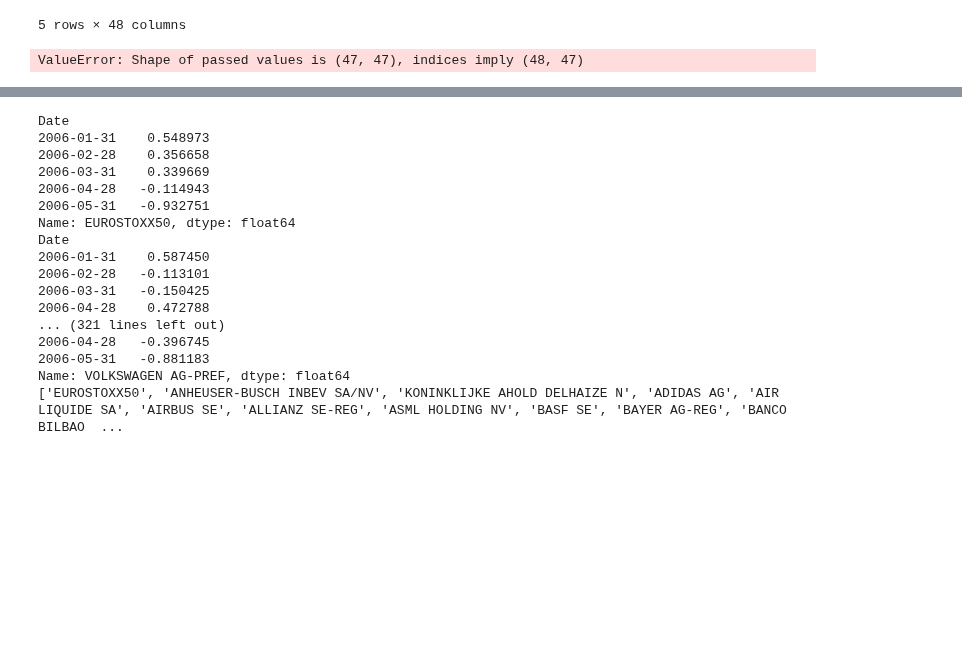
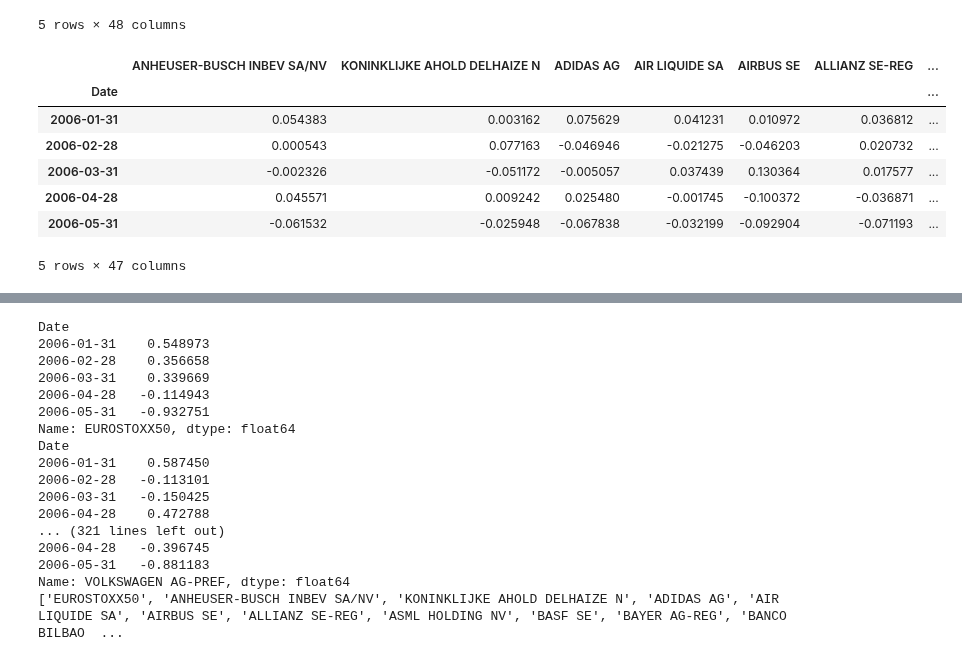
Before and after one commit to RomainCastellarnau/Financial-Econometrics-II, a Jupyter notebook: Code/core_portfolio.ipynb, the cells around one changed output, grey strips where cells are left out. Cells and saved outputs as stored; diff of their text form; code cells hidden in the pictures; blank space fills up the shorter version.

```diff
--- a/Code/core_portfolio.ipynb
+++ b/Code/core_portfolio.ipynb
@@ -26,12 +26,19 @@ returns.head()
 5 rows × 48 columns
 # %%
 stocks = returns.columns.tolist()
-model = PCA(returns, stocks, len(stocks))
+model = PCA(returns, stocks)
 my_data = model.returns
 cov = model.cov_matrix
 eigen_values = model.eigenvalues
-eigen_vectors = model.reduced_eigenvectors
+eigen_vectors = model.eigenvectors
 
 my_data.head()
 # %% [output]
+|  | ANHEUSER-BUSCH INBEV SA/NV | KONINKLIJKE AHOLD DELHAIZE N | ADIDAS AG | AIR LIQUIDE SA | AIRBUS SE | ALLIANZ SE-REG | ... |
+| Date |  |  |  |  |  |  | ... |
+| 2006-01-31 | 0.054383 | 0.003162 | 0.075629 | 0.041231 | 0.010972 | 0.036812 | ... |
+| 2006-02-28 | 0.000543 | 0.077163 | -0.046946 | -0.021275 | -0.046203 | 0.020732 | ... |
+| 2006-03-31 | -0.002326 | -0.051172 | -0.005057 | 0.037439 | 0.130364 | 0.017577 | ... |
+| 2006-04-28 | 0.045571 | 0.009242 | 0.025480 | -0.001745 | -0.100372 | -0.036871 | ... |
+| 2006-05-31 | -0.061532 | -0.025948 | -0.067838 | -0.032199 | -0.092904 | -0.071193 | ... |
-ValueError: Shape of passed values is (47, 47), indices imply (48, 47)
+5 rows × 47 columns
```
Also changed, not shown: parts of 6 cells of this notebook, 1 other file.
